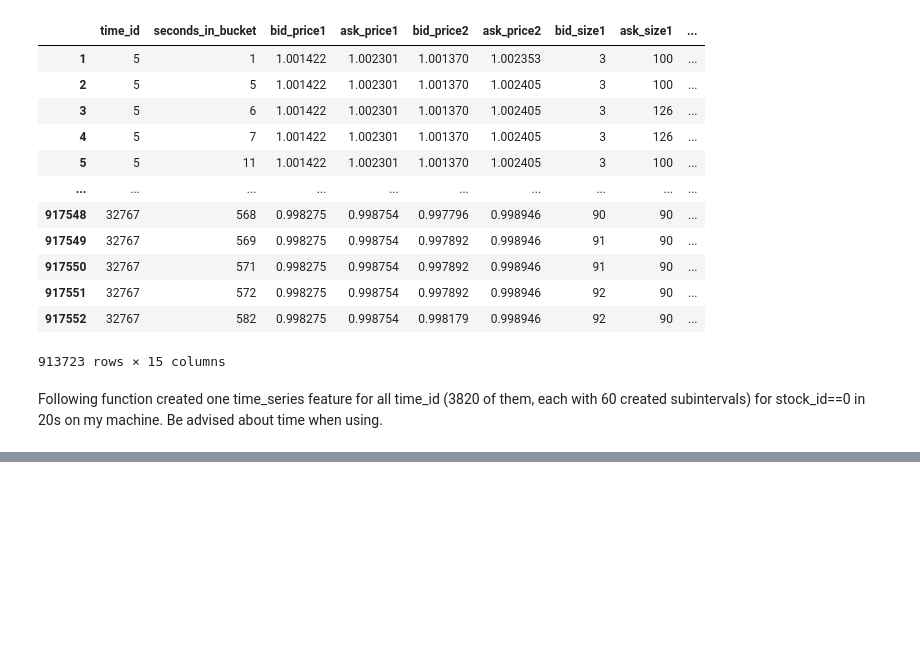
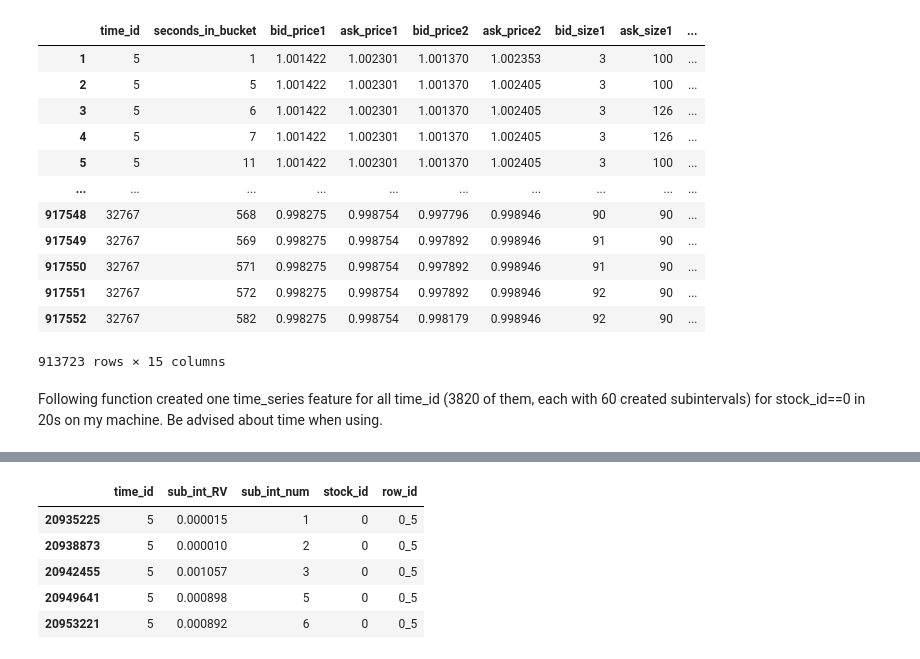
Before and after one commit to martinmf-dev/Realized_Volatility_Prediction_-erdos_deeplearning-, a Jupyter notebook: data_processing/data_processing_functions.ipynb, the cells around one changed output, grey strips where cells are left out. Drawn from its saved outputs; the diff is of its cells as text; code cells hidden in the pictures; blank space fills up the shorter version.

```diff
--- a/data_processing/data_processing_functions.ipynb
+++ b/data_processing/data_processing_functions.ipynb
@@ -202,0 +245,9 @@ book_0_time[book_0_time["time_id"]==5].head()
+# %%
+book_time[(book_time['stock_id']==0)& (book_time['time_id']==5)].head()
+# %% [output]
+|  | time_id | sub_int_RV | sub_int_num | stock_id | row_id |
+| 20935225 | 5 | 0.000015 | 1 | 0 | 0_5 |
+| 20938873 | 5 | 0.000010 | 2 | 0 | 0_5 |
+| 20942455 | 5 | 0.001057 | 3 | 0 | 0_5 |
+| 20949641 | 5 | 0.000898 | 5 | 0 | 0_5 |
+| 20953221 | 5 | 0.000892 | 6 | 0 | 0_5 |
```
Also changed, not shown: parts of 10 cells of this notebook, 1 other file.
